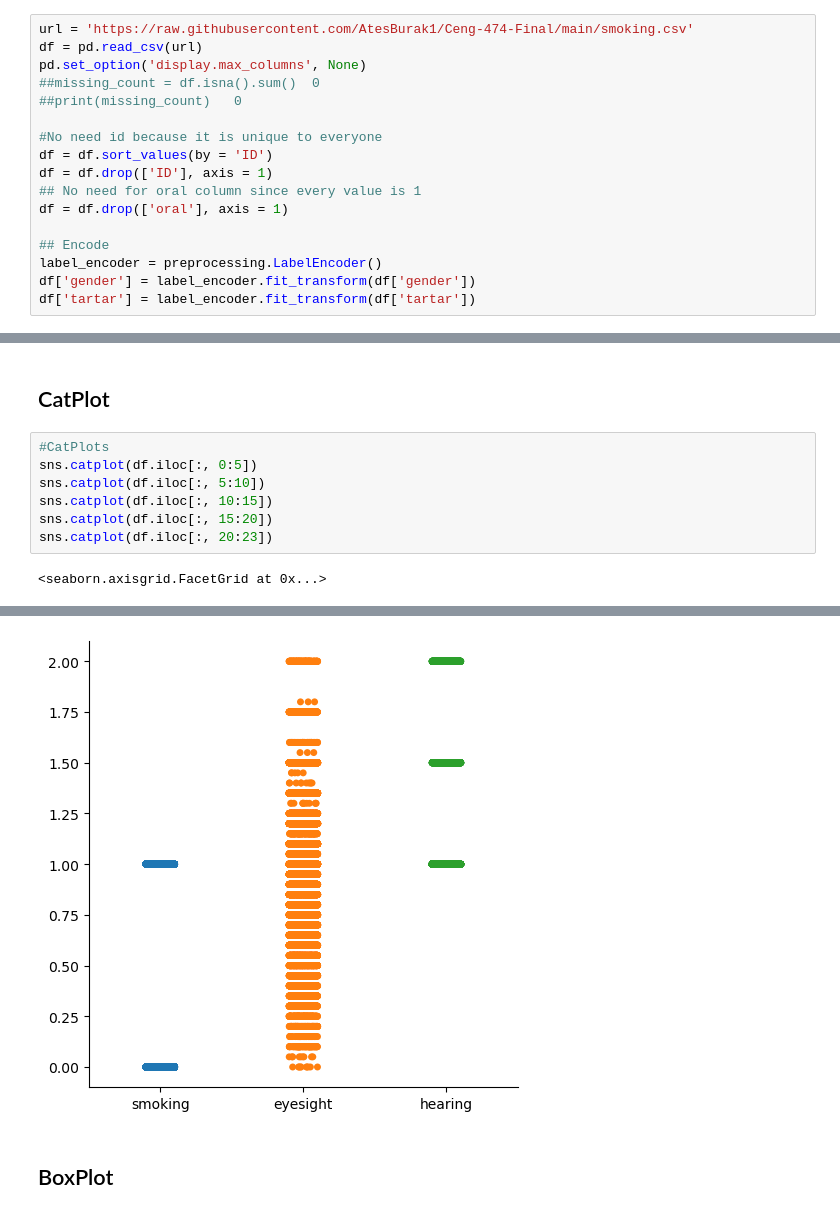
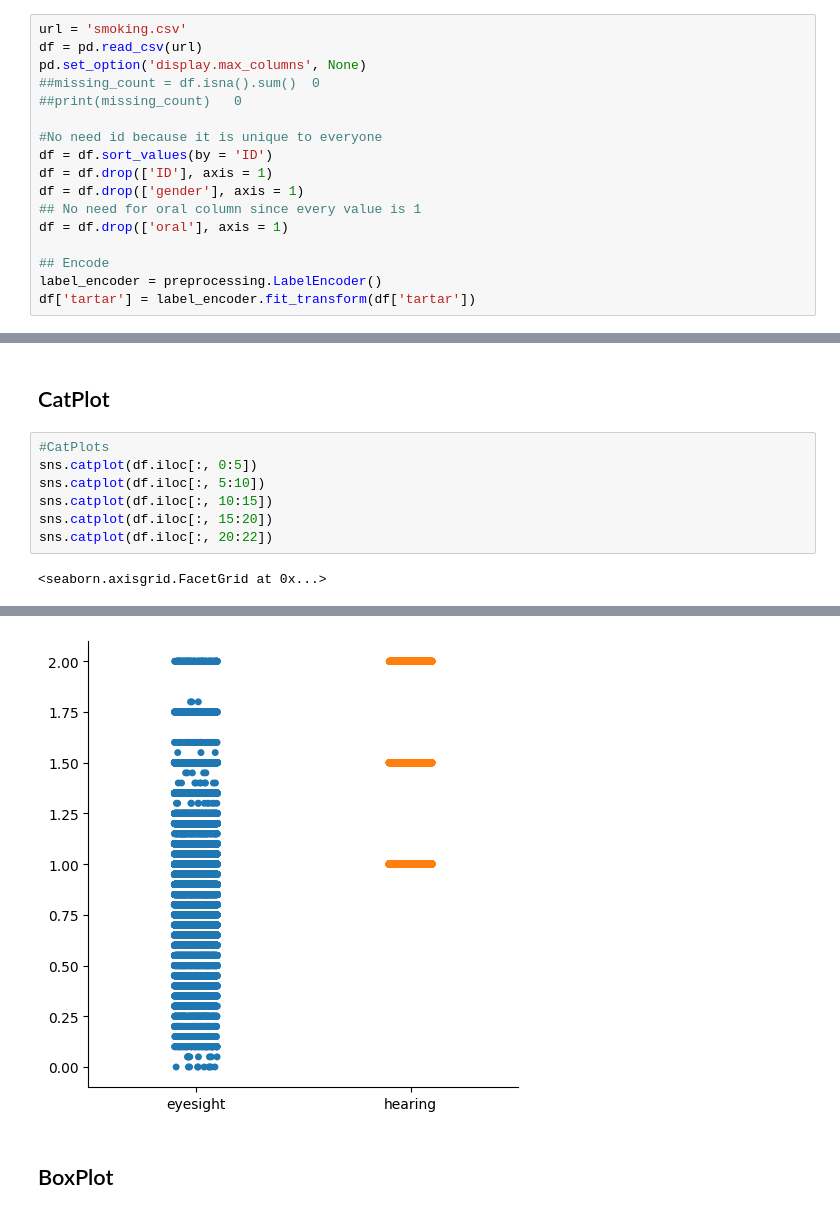
Before and after one commit to AtesBurak1/Ceng-474-Final, a Jupyter notebook: Smoking.ipynb, the cells around one changed output, grey strips where cells are left out. Saved outputs shown, nothing was run; the diff lists cells and outputs as text.

```diff
--- a/Smoking.ipynb
+++ b/Smoking.ipynb
@@ -11,7 +11,7 @@ from sklearn.metrics import accuracy_score, classification_report
 # %% [markdown]
 ### Read the data from github repository and drop uniqe values from it, also combining colunms which are related each other
 # %%
-url = 'https://raw.githubusercontent.com/AtesBurak1/Ceng-474-Final/main/smoking.csv'
+url = 'smoking.csv'
 df = pd.read_csv(url)
 pd.set_option('display.max_columns', None)
 ##missing_count = df.isna().sum()  0
@@ -20,12 +20,12 @@ pd.set_option('display.max_columns', None)
 #No need id because it is unique to everyone
 df = df.sort_values(by = 'ID')
 df = df.drop(['ID'], axis = 1)
+df = df.drop(['gender'], axis = 1)
 ## No need for oral column since every value is 1
 df = df.drop(['oral'], axis = 1)
 
 ## Encode
 label_encoder = preprocessing.LabelEncoder()
-df['gender'] = label_encoder.fit_transform(df['gender'])
 df['tartar'] = label_encoder.fit_transform(df['tartar'])
 # %% [markdown]
 ### Fix the blind values for eyesight, then combine eyesight
@@ -72,6 +66,6 @@ sns.catplot(df.iloc[:, 0:5])
 sns.catplot(df.iloc[:, 5:10])
 sns.catplot(df.iloc[:, 10:15])
 sns.catplot(df.iloc[:, 15:20])
-sns.catplot(df.iloc[:, 20:23])
+sns.catplot(df.iloc[:, 20:22])
 # %% [output]
 <seaborn.axisgrid.FacetGrid at 0x...>
@@ -82,3 +76,3 @@ sns.catplot(df.iloc[:, 20:23])
-[figure, old version]
+[figure, new version]
 # %% [markdown]
 ## BoxPlot
```
Also changed, not shown: parts of 21 cells of this notebook.
